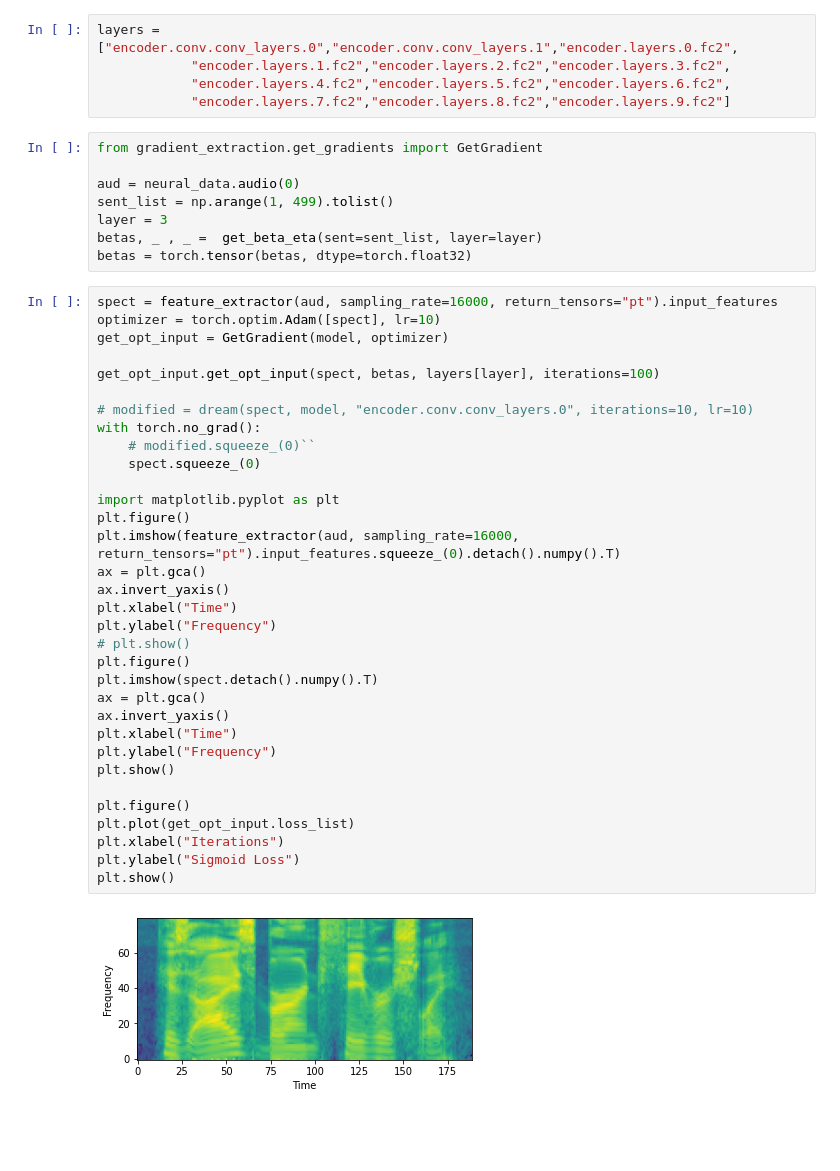
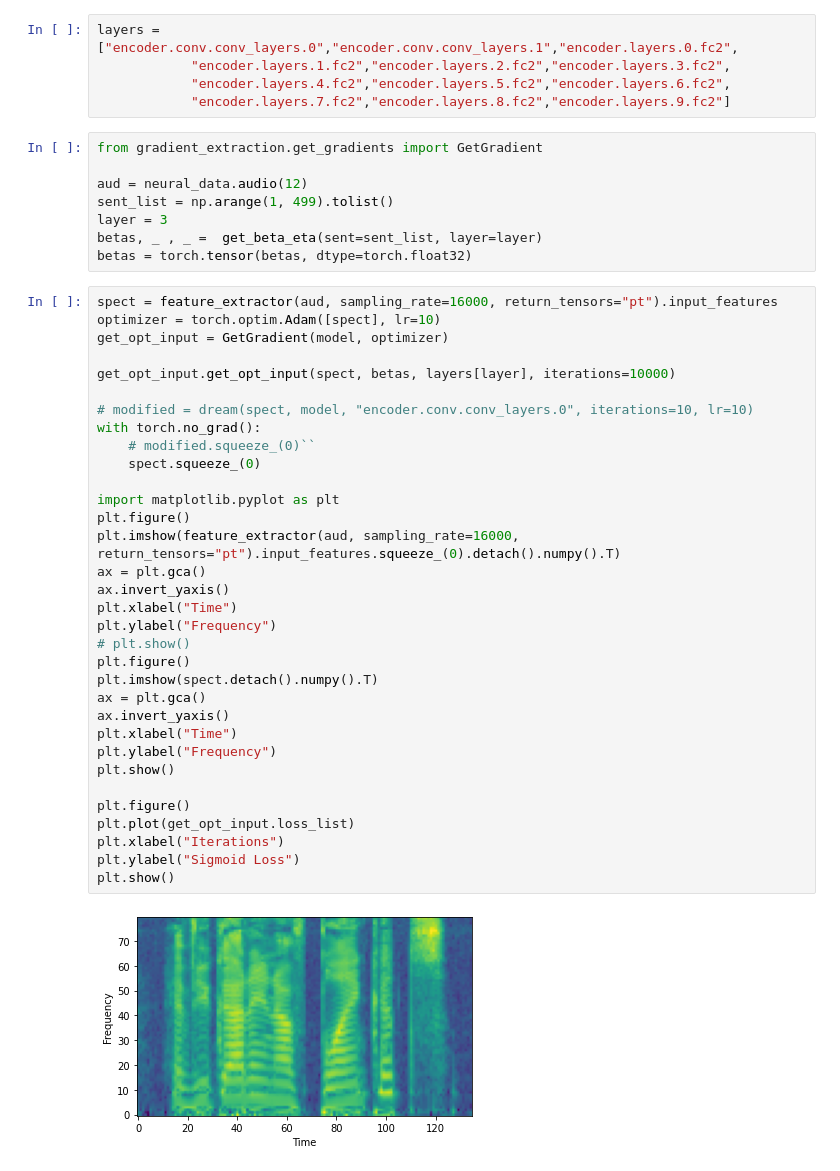
Before and after one commit to bilalhsp/Auditory_Cortex, a Jupyter notebook: notebooks/gradient.ipynb, the cells around one changed output. Drawn from its saved outputs; the diff is of its cells as text; blank space fills up the shorter version.

```diff
--- a/notebooks/gradient.ipynb
+++ b/notebooks/gradient.ipynb
@@ -45,7 +43,7 @@ layers = ["encoder.conv.conv_layers.0","encoder.conv.conv_layers.1","encoder.lay
 # %%
 from gradient_extraction.get_gradients import GetGradient
 
-aud = neural_data.audio(0)
+aud = neural_data.audio(12)
 sent_list = np.arange(1, 499).tolist()
 layer = 3
 betas, _ , _ =  get_beta_eta(sent=sent_list, layer=layer)
@@ -55,33 +53,33 @@ spect = feature_extractor(aud, sampling_rate=16000, return_tensors="pt").input_f
 optimizer = torch.optim.Adam([spect], lr=10)
 get_opt_input = GetGradient(model, optimizer)
 
-get_opt_input.get_opt_input(spect, betas, layers[layer], iterations=100)
+get_opt_input.get_opt_input(spect, betas, layers[layer], iterations=10000)
 
 # modified = dream(spect, model, "encoder.conv.conv_layers.0", iterations=10, lr=10)
 with torch.no_grad():
     # modified.squeeze_(0)``
     spect.squeeze_(0)
 
 import matplotlib.pyplot as plt
 plt.figure()
 plt.imshow(feature_extractor(aud, sampling_rate=16000, return_tensors="pt").input_features.squeeze_(0).detach().numpy().T)
 ax = plt.gca()
 ax.invert_yaxis()
 plt.xlabel("Time")
 plt.ylabel("Frequency")
 # plt.show()
 plt.figure()
 plt.imshow(spect.detach().numpy().T)
 ax = plt.gca()
 ax.invert_yaxis()
 plt.xlabel("Time")
 plt.ylabel("Frequency")
 plt.show()
 
 plt.figure()
 plt.plot(get_opt_input.loss_list)
 plt.xlabel("Iterations")
 plt.ylabel("Sigmoid Loss")
 plt.show()
 # %% [output]
-[figure, old version]
+[figure, new version]
```
Also changed, not shown: parts of 12 cells of this notebook, 1 other file.
